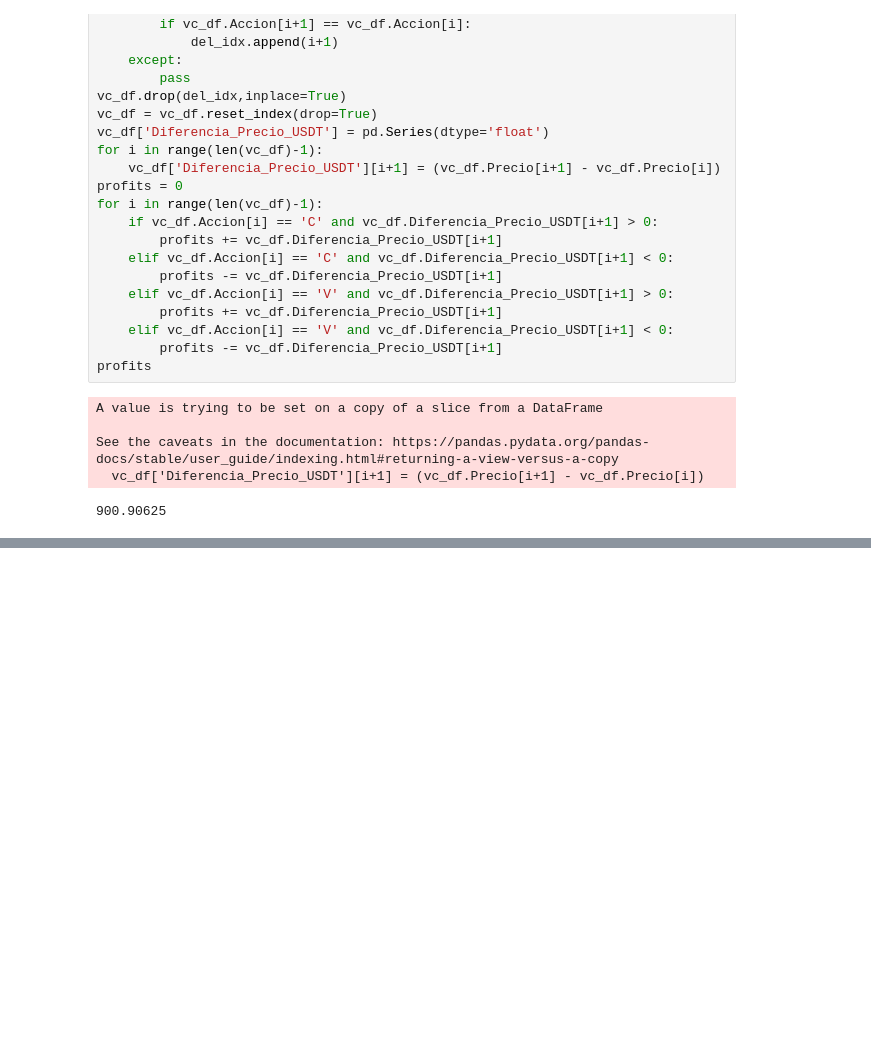
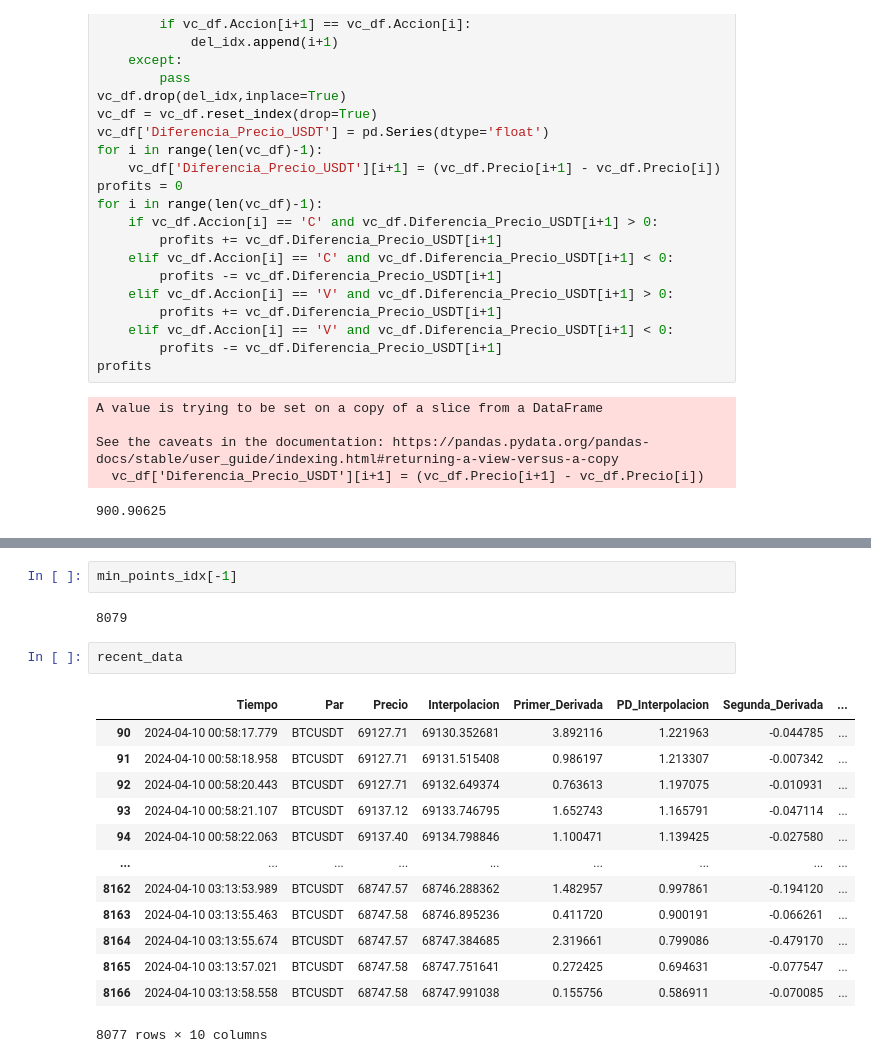
Before and after one commit to Tinmarian/tradingbot, a Jupyter notebook: scripts/DERIVATIVES_STRATEGY/streaming_derivatives_analysis_V2.ipynb, the cells around one changed output, grey strips where cells are left out. Saved outputs shown, nothing was run; the diff lists cells and outputs as text; blank space fills up the shorter version.

```diff
--- a/scripts/DERIVATIVES_STRATEGY/streaming_derivatives_analysis_V2.ipynb
+++ b/scripts/DERIVATIVES_STRATEGY/streaming_derivatives_analysis_V2.ipynb
@@ -344,0 +398,20 @@ plt.show
+# %%
+min_points_idx[-1]
+# %% [output]
+8079
+# %%
+recent_data
+# %% [output]
+|  | Tiempo | Par | Precio | Interpolacion | Primer_Derivada | PD_Interpolacion | Segunda_Derivada | ... |
+| 90 | 2024-04-10 00:58:17.779 | BTCUSDT | 69127.71 | 69130.352681 | 3.892116 | 1.221963 | -0.044785 | ... |
+| 91 | 2024-04-10 00:58:18.958 | BTCUSDT | 69127.71 | 69131.515408 | 0.986197 | 1.213307 | -0.007342 | ... |
+| 92 | 2024-04-10 00:58:20.443 | BTCUSDT | 69127.71 | 69132.649374 | 0.763613 | 1.197075 | -0.010931 | ... |
+| 93 | 2024-04-10 00:58:21.107 | BTCUSDT | 69137.12 | 69133.746795 | 1.652743 | 1.165791 | -0.047114 | ... |
+| 94 | 2024-04-10 00:58:22.063 | BTCUSDT | 69137.40 | 69134.798846 | 1.100471 | 1.139425 | -0.027580 | ... |
+| ... | ... | ... | ... | ... | ... | ... | ... | ... |
+| 8162 | 2024-04-10 03:13:53.989 | BTCUSDT | 68747.57 | 68746.288362 | 1.482957 | 0.997861 | -0.194120 | ... |
+| 8163 | 2024-04-10 03:13:55.463 | BTCUSDT | 68747.58 | 68746.895236 | 0.411720 | 0.900191 | -0.066261 | ... |
+| 8164 | 2024-04-10 03:13:55.674 | BTCUSDT | 68747.57 | 68747.384685 | 2.319661 | 0.799086 | -0.479170 | ... |
+| 8165 | 2024-04-10 03:13:57.021 | BTCUSDT | 68747.58 | 68747.751641 | 0.272425 | 0.694631 | -0.077547 | ... |
+| 8166 | 2024-04-10 03:13:58.558 | BTCUSDT | 68747.58 | 68747.991038 | 0.155756 | 0.586911 | -0.070085 | ... |
+8077 rows × 10 columns
```
Also changed, not shown: parts of 4 cells of this notebook, 9 other files.
